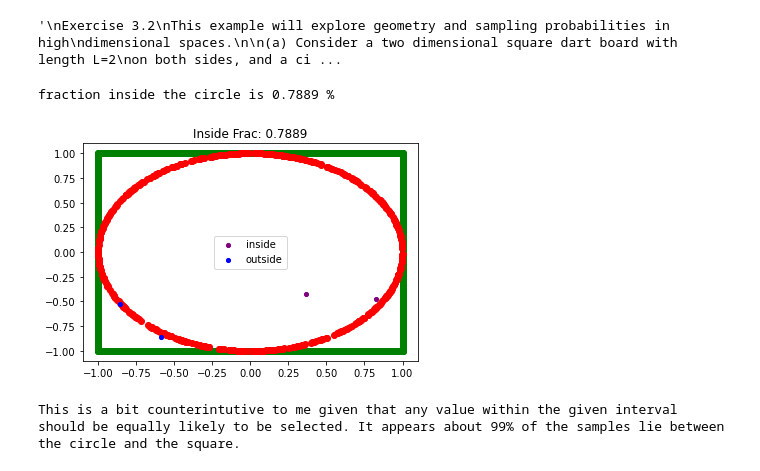
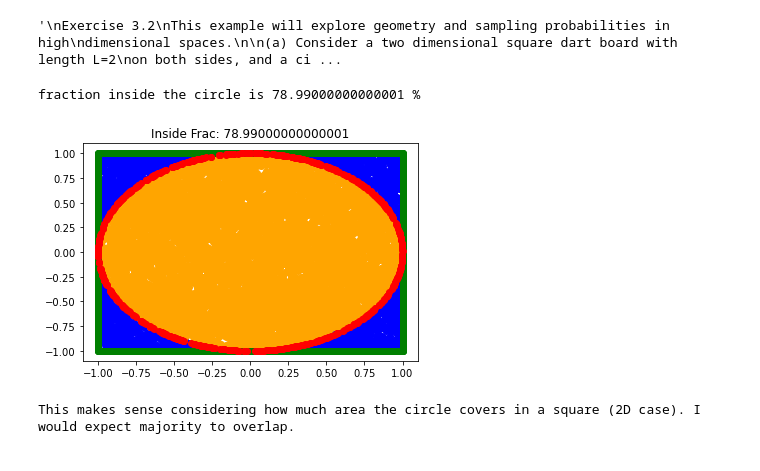
Before and after one commit to german34/math6397_villalobos, a Jupyter notebook: chapter3_hw.ipynb, the cells around one changed output. Cells and saved outputs as stored; diff of their text form; code cells hidden in the pictures.

Commit message:
Fixed issue with displaying 2D case in first exercise.

```diff
--- a/chapter3_hw.ipynb
+++ b/chapter3_hw.ipynb
@@ -23,7 +28,6 @@ inside (radius R = 1), for N = 2 through N = 10. For a given N, what fraction
 # %% [output]
 '\nExercise 3.2\nThis example will explore geometry and sampling probabilities in high\ndimensional spaces.\n\n(a) Consider a two dimensional square dart board with length L=2\non both sides, and a ci ...
 # %%
-
 def generate_square(x_cen, y_cen, n, L=2.0):
     s = L/2.0
     X = np.linspace(x_cen-s, x_cen+s, n)
@@ -52,46 +56,64 @@ xc,yc = generate_circle(600,1.0)
 xs,ys = generate_square(0.0,0.0, 500)
 
 '''dart_x = np.random.uniform(samp_min, samp_max, N)
 dart_y = np.random.uniform(samp_min, samp_max, N)
 darts = np.array([dar_x, dar_y])'''
 
 darts = np.zeros((2,NN))
 darts[0,:] = np.random.uniform(samp_min, samp_max, NN)
 darts[1,:] = np.random.uniform(samp_min, samp_max, NN)
-rads = np.zeros((NN,1))
+#rads = np.zeros((NN,1))
+rads = np.zeros((NN,))
+rr = np.sqrt(np.sum(darts**2, axis=0))
 
-within = 0
 inside = []
 outside = []
-for i in range(NN):
-    x=darts[0,i]
-    y=darts[1,i]
-    r = np.sqrt((x**2) + (y**2))
-    rads[i] = r
+within = 0
+cc=0
+import time
 
-    if r <=1:
+for val in rr:
+    if val <= 1.0:
         within+=1
-        inside.append(darts[:,i])
+        inside.append(darts[:,cc])
+        #print(darts[:,cc])
+        #time.sleep(1.0)
     else:
-        #print(darts[:,i])
-        outside.append(darts[:,i])
+        outside.append(darts[:,cc])
+    cc+=1
 
 inside = np.array(inside)
 outside = np.array(outside)
 
-print('fraction inside the circle is '+str(within/NN)+' %')
+print('fraction inside the circle is '+str((within/NN)*100)+' %')
 
+'''
 plt.figure()
 plt.scatter(xs,ys,color='green')
 plt.scatter(xc,yc,color='red')
 plt.scatter(inside[0,:],inside[1,:],color='purple',s=17.0,label='inside')
 plt.scatter(outside[0,:],outside[1,:],color='blue',s=17.0,label='outside')
 plt.title('Inside Frac: '+str(within/NN))
 plt.legend()
+plt.show()'''
+
+plt.figure()
+cc=0
+for val in rr:
+    if val <= 1.0:
+        plt.scatter(darts[0,cc],darts[1,cc],color='orange')
+    else:
+        plt.scatter(darts[0,cc],darts[1,cc],color='blue')
+    cc+=1
+#plt.scatter(inside[0,:],inside[1,:],color='orange',label='inside')
+#plt.scatter(outside[0,:],outside[1,:],color='blue',label='outside')
+plt.scatter(xs,ys,color='green')
+plt.scatter(xc,yc,color='red')
+plt.title('Inside Frac: '+str(100*(within/NN)))
 plt.show()
 
-print('This is a bit counterintutive to me given that any value within the given interval should be equally likely to be selected. It appears about 99% of the samples lie between the circle and the square.')
+print('This makes sense considering how much area the circle covers in a square (2D case). I would expect majority to overlap.')
 # %% [output]
-fraction inside the circle is 0.7889 %
+fraction inside the circle is 78.99000000000001 %
-[figure, old version]
+[figure, new version]
-This is a bit counterintutive to me given that any value within the given interval should be equally likely to be selected. It appears about 99% of the samples lie between the circle and the square.
+This makes sense considering how much area the circle covers in a square (2D case). I would expect majority to overlap.
```
Also changed, not shown: parts of 3 cells of this notebook.
